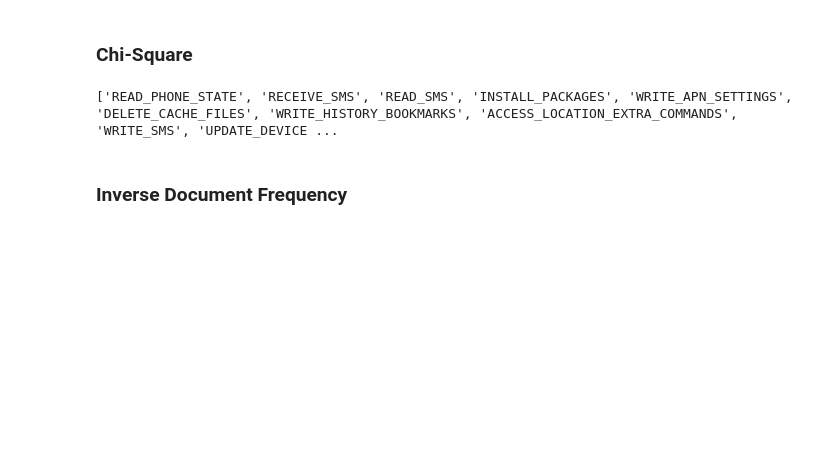
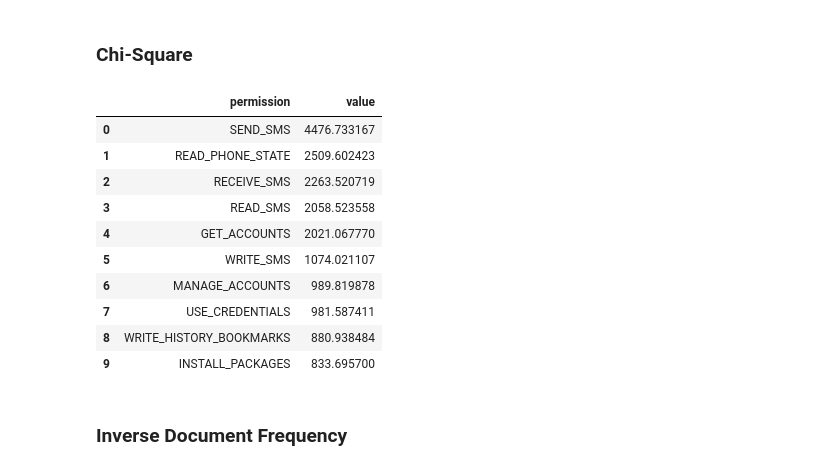
Before and after one commit to NiguXNick/DataScience, a Jupyter notebook: Filter-Based.ipynb, the cells around one changed output. Cells and saved outputs as stored; diff of their text form; code cells hidden in the pictures; blank space fills up the shorter version.

```diff
--- a/Filter-Based.ipynb
+++ b/Filter-Based.ipynb
@@ -40,7 +40,7 @@ def d (permission_id,class_id,ds):
     ds_class = ds[ds["class"] != class_id]
     return len(ds_class[permission_id][ds_class[permission_id] != 1])
 
-def N ():
+def N (ds):
     return ds.shape[0]
 
 def n1(class_id, ds):
@@ -87,26 +97,38 @@ print(best_features)
 # %%
 def chi_squared(permission_id,class_id,ds):
     aa = a(permission_id,class_id,ds)
     bb = b(permission_id,class_id,ds)
     cc = c(permission_id,class_id,ds)
     dd = d(permission_id,class_id,ds)
-    return (((aa*dd - bb*cc)**2) / ((aa+bb)*(cc+dd)*(aa+cc)*(bb+dd)))
+    return (N(ds)*((aa*dd - bb*cc)**2) / ((aa+bb)*(cc+dd)*(aa+cc)*(bb+dd)))
 
 
 def get_chi_squared_list(class_id, ds):
     chi_squared_list = []
-    for permission in ds.columns[1:-1]:
+    for permission in ds.columns[:-1]:
         chi_squared_list.append([permission, chi_squared(permission, class_id, ds)])
-    return chi_squared_list
+    return sorted(chi_squared_list, key=lambda x: x[1], reverse=True)
 
-list = get_chi_squared_list(1,ds)
-list.sort(key=lambda x: x[1], reverse=True)
-for i in range(10):
-    if list[i][0] not in best_features:
-        best_features.append(list[i][0])
-print(best_features)
+def get_chi_squared_df(class_id, ds):
+    chi_squared_list = get_chi_squared_list(class_id, ds)
+    chi_squared_df = pd.DataFrame(chi_squared_list, columns=['permission', 'chi_squared'])
+    chi_squared_df.rename(columns={'chi_squared': 'value'}, inplace=True)
+    return chi_squared_df
+
+chi_squared_df = get_chi_squared_df(1, ds)
+chi_squared_df.head(10)
 # %% [output]
-['READ_PHONE_STATE', 'RECEIVE_SMS', 'READ_SMS', 'INSTALL_PACKAGES', 'WRITE_APN_SETTINGS', 'DELETE_CACHE_FILES', 'WRITE_HISTORY_BOOKMARKS', 'ACCESS_LOCATION_EXTRA_COMMANDS', 'WRITE_SMS', 'UPDATE_DEVICE ...
+|  | permission | value |
+| 0 | SEND_SMS | 4476.733167 |
+| 1 | READ_PHONE_STATE | 2509.602423 |
+| 2 | RECEIVE_SMS | 2263.520719 |
+| 3 | READ_SMS | 2058.523558 |
+| 4 | GET_ACCOUNTS | 2021.067770 |
+| 5 | WRITE_SMS | 1074.021107 |
+| 6 | MANAGE_ACCOUNTS | 989.819878 |
+| 7 | USE_CREDENTIALS | 981.587411 |
+| 8 | WRITE_HISTORY_BOOKMARKS | 880.938484 |
+| 9 | INSTALL_PACKAGES | 833.695700 |
 # %% [markdown]
 <h3> Inverse Document Frequency
 # %%
```
Also changed, not shown: parts of 9 cells of this notebook.
